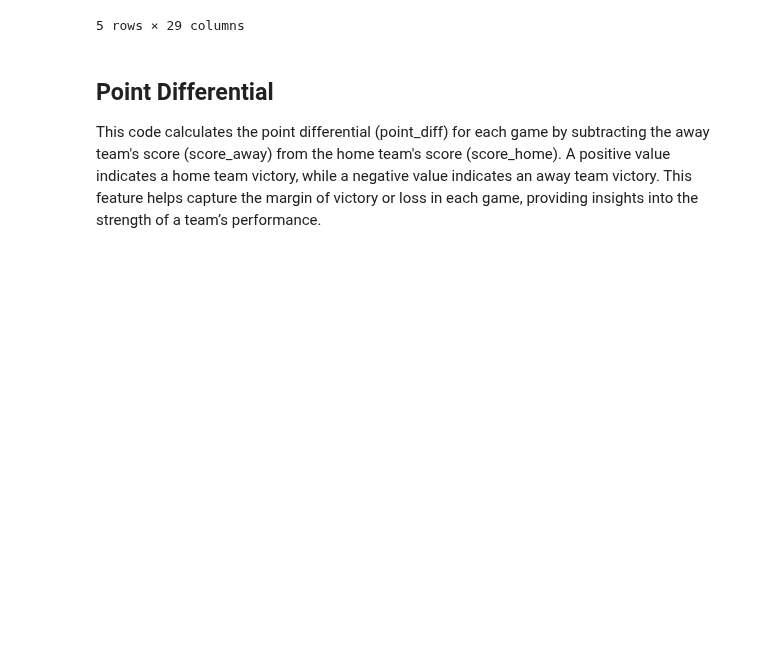
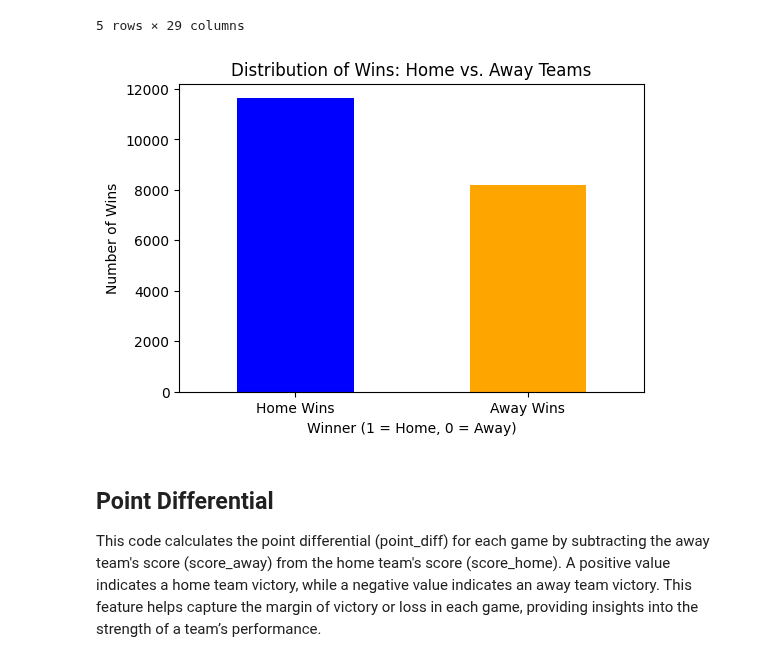
Before and after one commit to shrimpeu/Predictive-Analytics-for-a-Betting-Gaming-Platform, a Jupyter notebook: Data_Cleaning_and_Preprocessing.ipynb, the cells around one changed output. Cells and saved outputs as stored; diff of their text form; code cells hidden in the pictures; blank space fills up the shorter version.

Commit message:
Added Visualization for `winner` and `point_diff``

```diff
--- a/Data_Cleaning_and_Preprocessing.ipynb
+++ b/Data_Cleaning_and_Preprocessing.ipynb
@@ -167,6 +167,17 @@ nba_copy.head()
 | 3 | 2008 | 2007-10-31 | 1 | 0 | phi | tor | 97 | 106 | 22 | 28 | ... |
 | 4 | 2008 | 2007-10-31 | 1 | 0 | wsh | ind | 110 | 119 | 23 | 22 | ... |
 5 rows × 29 columns
+# %%
+# Plot the distribution of wins
+plt.figure(figsize=(6, 4))
+nba_copy['winner'].value_counts().plot(kind='bar', color=['blue', 'orange'])
+plt.title('Distribution of Wins: Home vs. Away Teams')
+plt.xlabel('Winner (1 = Home, 0 = Away)')
+plt.ylabel('Number of Wins')
+plt.xticks(ticks=[0, 1], labels=['Home Wins', 'Away Wins'], rotation=0)
+plt.show()
+# %% [output]
+[figure, added]
 # %% [markdown]
 ## Point Differential
 
```
Also changed, not shown: parts of 2 cells of this notebook.
